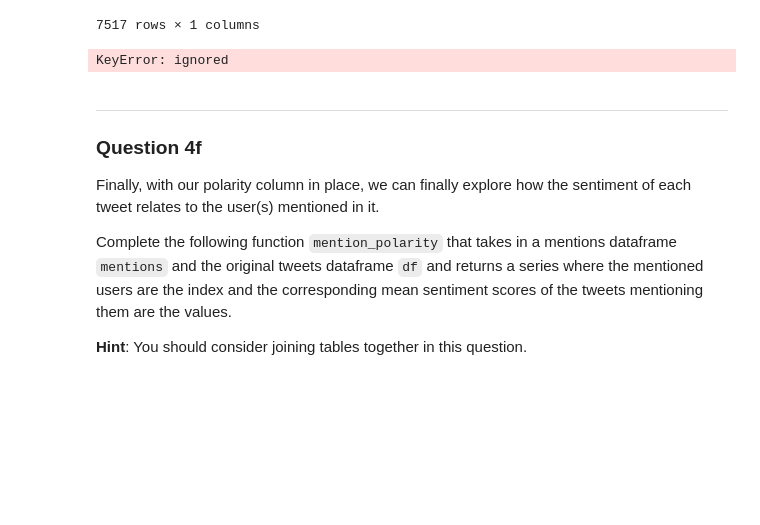
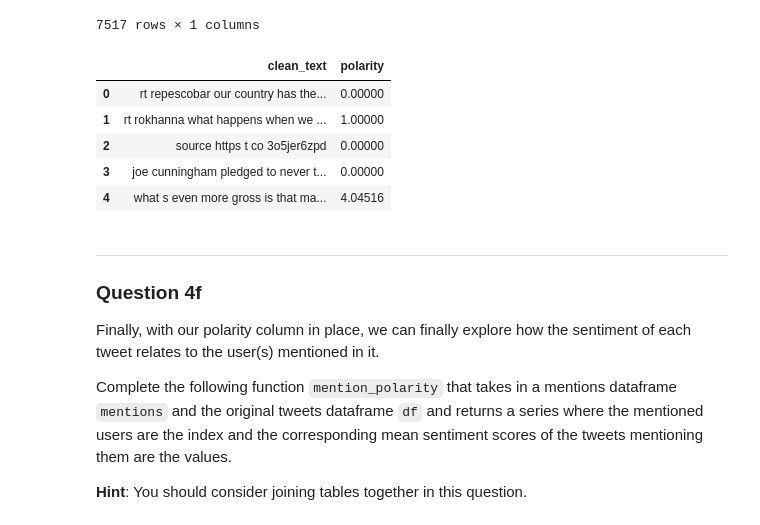
Before and after one commit to brianballer/ds100-sp22, a Jupyter notebook: hw/hw03/hw03.ipynb, the cells around one changed output. Cells and saved outputs as stored; diff of their text form; code cells hidden in the pictures; blank space fills up the shorter version.

```diff
--- a/hw/hw03/hw03.ipynb
+++ b/hw/hw03/hw03.ipynb
@@ -1115,24 +1091,29 @@ sent
 | }:-) | 1.61555 |
 7517 rows × 1 columns
 # %%
-# just run this cell -- this didn't work -- seems like maybe they needed to rename the index to "id"??
+# just run this cell -- this didn't work at first -- had to rename the index to "id" or replace 'id' with 'index'
 def add_polarity(df, tidy_df):
     df["polarity"] = (
-        tidy_df
+        tidy_df#tidy_tweets['AOC']#
         .merge(sent, how='left', left_on='word', right_index=True)
         .reset_index()
-        .loc[:, ['id', 'polarity']]
+        .loc[:,['index','polarity']]#.loc[:, ['id', 'polarity']]
         .fillna(0)
-        .groupby('id')
+        .groupby('index')#('id')
         .sum()
     )
     return df
 
 tweets = {handle: add_polarity(df, tidy_df) for (handle, df), tidy_df in \
           zip(tweets.items(), tidy_tweets.values())}
 tweets["AOC"][["clean_text", "polarity"]].head()
 # %% [output]
-KeyError: ignored
+|  | clean_text | polarity |
+| 0 | rt repescobar our country has the... | 0.00000 |
+| 1 | rt rokhanna what happens when we ... | 1.00000 |
+| 2 | source https t co 3o5jer6zpd | 0.00000 |
+| 3 | joe cunningham pledged to never t... | 0.00000 |
+| 4 | what s even more gross is that ma... | 4.04516 |
 # %% [markdown]
 ---
 ### Question 4f
```
Also changed, not shown: parts of 15 cells of this notebook.
